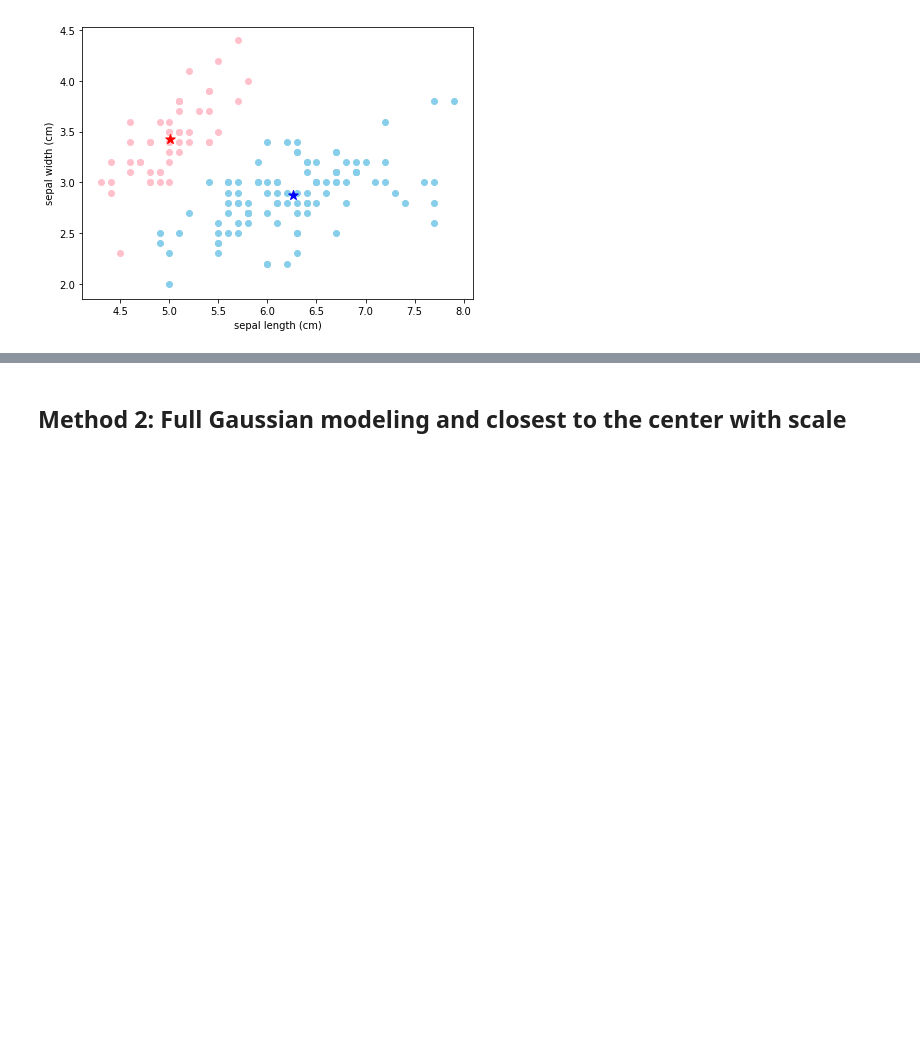
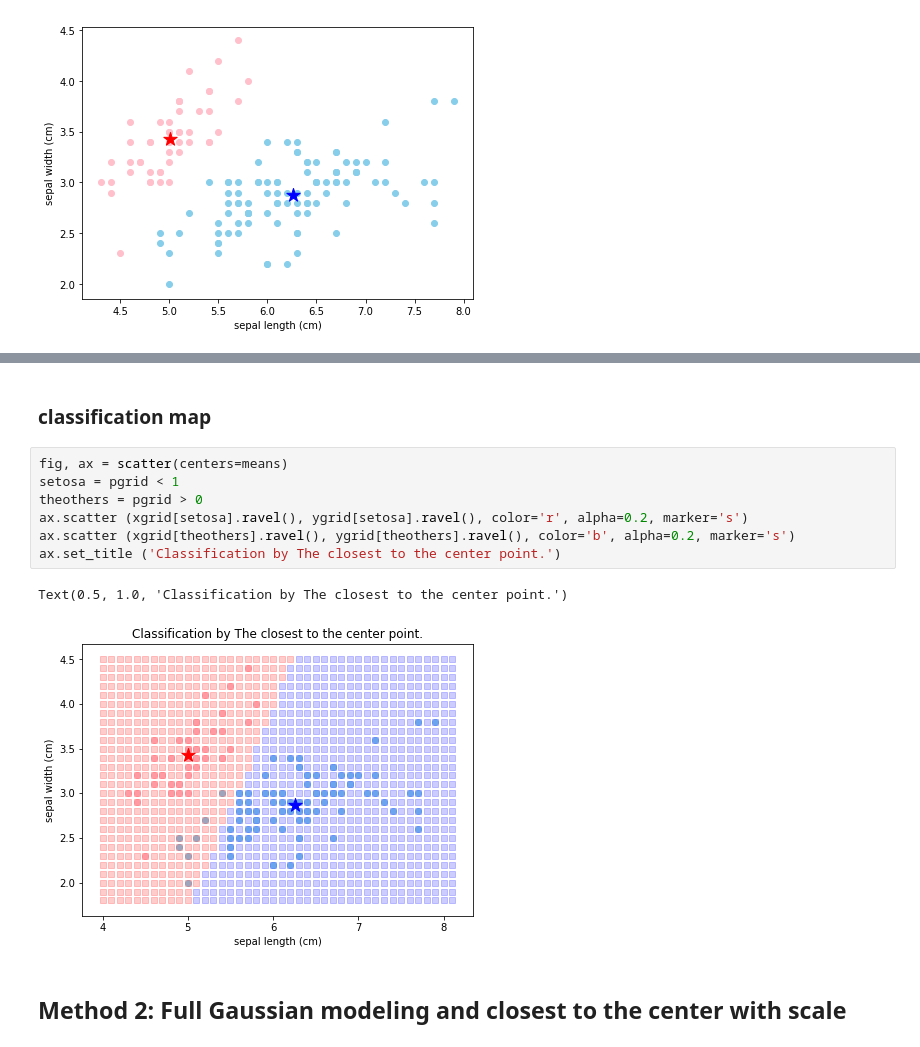
Before and after one commit to yongduek/ieml, a Jupyter notebook: notebooks/iris_classification.ipynb, the cells around one changed output, grey strips where cells are left out. Saved outputs shown, nothing was run; the diff lists cells and outputs as text; blank space fills up the shorter version.

Commit message:
classification

```diff
--- a/notebooks/iris_classification.ipynb
+++ b/notebooks/iris_classification.ipynb
@@ -100,3 +134,15 @@ scatter(centers=means)
+# %% [markdown]
+### classification map
+# %%
+fig, ax = scatter(centers=means)
+setosa = pgrid < 1
+theothers = pgrid > 0
+ax.scatter (xgrid[setosa].ravel(), ygrid[setosa].ravel(), color='r', alpha=0.2, marker='s')
+ax.scatter (xgrid[theothers].ravel(), ygrid[theothers].ravel(), color='b', alpha=0.2, marker='s')
+ax.set_title ('Classification by The closest to the center point.')
+# %% [output]
+Text(0.5, 1.0, 'Classification by The closest to the center point.')
+[figure, added]
 # %% [markdown]
 ## Method 2: Full Gaussian modeling and closest to the center with scale
 # %% [markdown]
```
Also changed, not shown: parts of 11 cells of this notebook, 2 other files.
